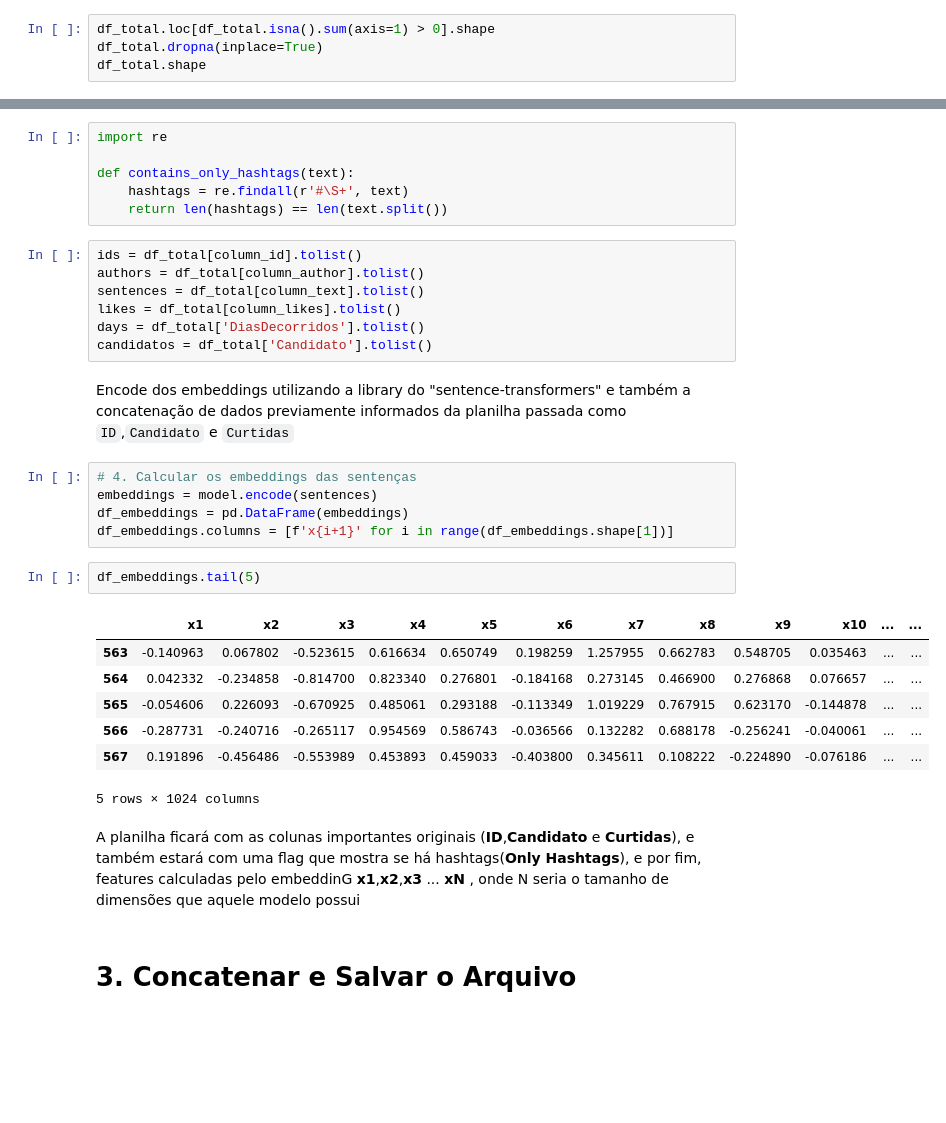
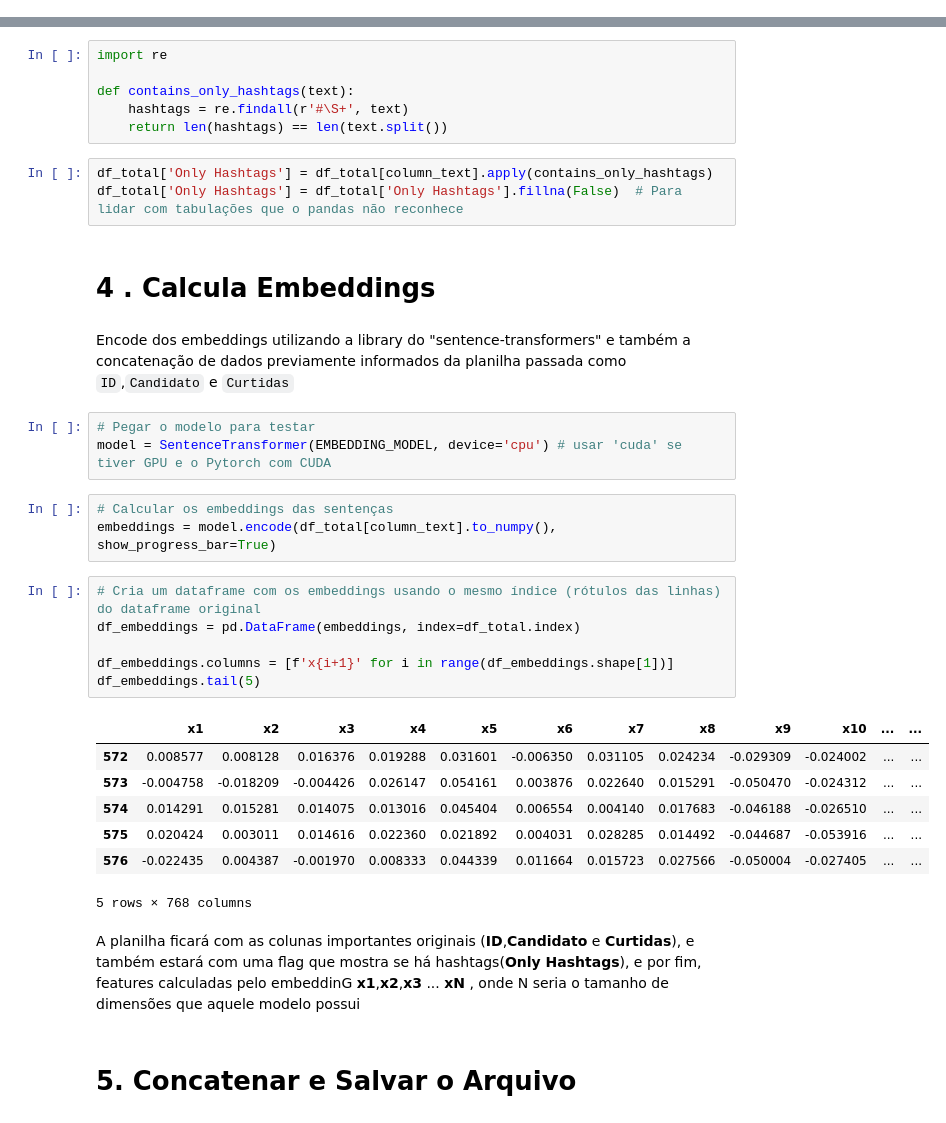
Before and after one commit to pablo-sampaio/embedding-to-likes, a Jupyter notebook: 1.1-Preprocessamento_A(Somente tiktok).ipynb, the cells around one changed output, grey strips where cells are left out. Drawn from its saved outputs; the diff is of its cells as text; blank space fills up the shorter version.

```diff
--- a/1.1-Preprocessamento_A(Somente tiktok).ipynb
+++ b/1.1-Preprocessamento_A(Somente tiktok).ipynb
@@ -115,7 +119,3 @@ df_total.tail(5)
 | 574 | 2022-10-30 | bolsonaromessiasjair | 2022-10-29 09:13:55.570000 | 1900-01-07 00:00:00 | 109600 | #bolsonaro #lula #empolgado #bras... | 7159891102143630597 |
 | 575 | 2022-10-30 | bolsonaromessiasjair | 2022-10-29 12:13:51.619000 | 1900-01-07 00:00:00 | 52100 | #vacina #presidente #jair #bolson... | 7159943895445441797 |
 | 576 | 2022-10-30 | bolsonaromessiasjair | 2022-10-29 17:13:45.948000 | 1900-01-07 00:00:00 | 23500 | - Belo Horizonte/MG. - Presidente... | 7160017587160485125 |
-# %%
-df_total.loc[df_total.isna().sum(axis=1) > 0].shape
-df_total.dropna(inplace=True)
-df_total.shape
@@ -158,31 +163,34 @@ import re
 def contains_only_hashtags(text):
     hashtags = re.findall(r'#\S+', text)
     return len(hashtags) == len(text.split())
-# %%
-ids = df_total[column_id].tolist()
-authors = df_total[column_author].tolist()
-sentences = df_total[column_text].tolist()
-likes = df_total[column_likes].tolist()
-days = df_total['DiasDecorridos'].tolist()
-candidatos = df_total['Candidato'].tolist()
+# %%
+df_total['Only Hashtags'] = df_total[column_text].apply(contains_only_hashtags)
+df_total['Only Hashtags'] = df_total['Only Hashtags'].fillna(False)  # Para lidar com tabulações que o pandas não reconhece
+# %% [markdown]
+# 4 . Calcula Embeddings
 # %% [markdown]
 Encode dos embeddings utilizando a library do "sentence-transformers" e também a concatenação de dados previamente informados da planilha passada como `ID`,`Candidato` e `Curtidas`
+# %%
+# Pegar o modelo para testar
+model = SentenceTransformer(EMBEDDING_MODEL, device='cpu') # usar 'cuda' se tiver GPU e o Pytorch com CUDA
+# %%
+# Calcular os embeddings das sentenças
+embeddings = model.encode(df_total[column_text].to_numpy(), show_progress_bar=True)
 # %%
-# 4. Calcular os embeddings das sentenças
-embeddings = model.encode(sentences)
-df_embeddings = pd.DataFrame(embeddings)
+# Cria um dataframe com os embeddings usando o mesmo índice (rótulos das linhas) do dataframe original
+df_embeddings = pd.DataFrame(embeddings, index=df_total.index)
+
 df_embeddings.columns = [f'x{i+1}' for i in range(df_embeddings.shape[1])]
+df_embeddings.tail(5)
+# %% [output]
+|  | x1 | x2 | x3 | x4 | x5 | x6 | x7 | x8 | x9 | x10 | ... | ... |
+| 572 | 0.008577 | 0.008128 | 0.016376 | 0.019288 | 0.031601 | -0.006350 | 0.031105 | 0.024234 | -0.029309 | -0.024002 | ... | ... |
+| 573 | -0.004758 | -0.018209 | -0.004426 | 0.026147 | 0.054161 | 0.003876 | 0.022640 | 0.015291 | -0.050470 | -0.024312 | ... | ... |
+| 574 | 0.014291 | 0.015281 | 0.014075 | 0.013016 | 0.045404 | 0.006554 | 0.004140 | 0.017683 | -0.046188 | -0.026510 | ... | ... |
+| 575 | 0.020424 | 0.003011 | 0.014616 | 0.022360 | 0.021892 | 0.004031 | 0.028285 | 0.014492 | -0.044687 | -0.053916 | ... | ... |
+| 576 | -0.022435 | 0.004387 | -0.001970 | 0.008333 | 0.044339 | 0.011664 | 0.015723 | 0.027566 | -0.050004 | -0.027405 | ... | ... |
+5 rows × 768 columns
-# %%
-df_embeddings.tail(5)
-# %% [output]
-|  | x1 | x2 | x3 | x4 | x5 | x6 | x7 | x8 | x9 | x10 | ... | ... |
-| 563 | -0.140963 | 0.067802 | -0.523615 | 0.616634 | 0.650749 | 0.198259 | 1.257955 | 0.662783 | 0.548705 | 0.035463 | ... | ... |
-| 564 | 0.042332 | -0.234858 | -0.814700 | 0.823340 | 0.276801 | -0.184168 | 0.273145 | 0.466900 | 0.276868 | 0.076657 | ... | ... |
-| 565 | -0.054606 | 0.226093 | -0.670925 | 0.485061 | 0.293188 | -0.113349 | 1.019229 | 0.767915 | 0.623170 | -0.144878 | ... | ... |
-| 566 | -0.287731 | -0.240716 | -0.265117 | 0.954569 | 0.586743 | -0.036566 | 0.132282 | 0.688178 | -0.256241 | -0.040061 | ... | ... |
-| 567 | 0.191896 | -0.456486 | -0.553989 | 0.453893 | 0.459033 | -0.403800 | 0.345611 | 0.108222 | -0.224890 | -0.076186 | ... | ... |
-5 rows × 1024 columns
 # %% [markdown]
 A planilha ficará com as colunas importantes originais (__ID__,__Candidato__ e __Curtidas__), e também estará com uma flag que mostra se há hashtags(__Only Hashtags__), e por fim, features calculadas pelo embeddinG   __x1__,__x2__,__x3__ ... __xN__ , onde N seria o tamanho de dimensões que aquele modelo possui
 # %% [markdown]
-# 3. Concatenar e Salvar o Arquivo
+# 5. Concatenar e Salvar o Arquivo
```
Also changed, not shown: parts of 17 cells of this notebook, 1 other file.
